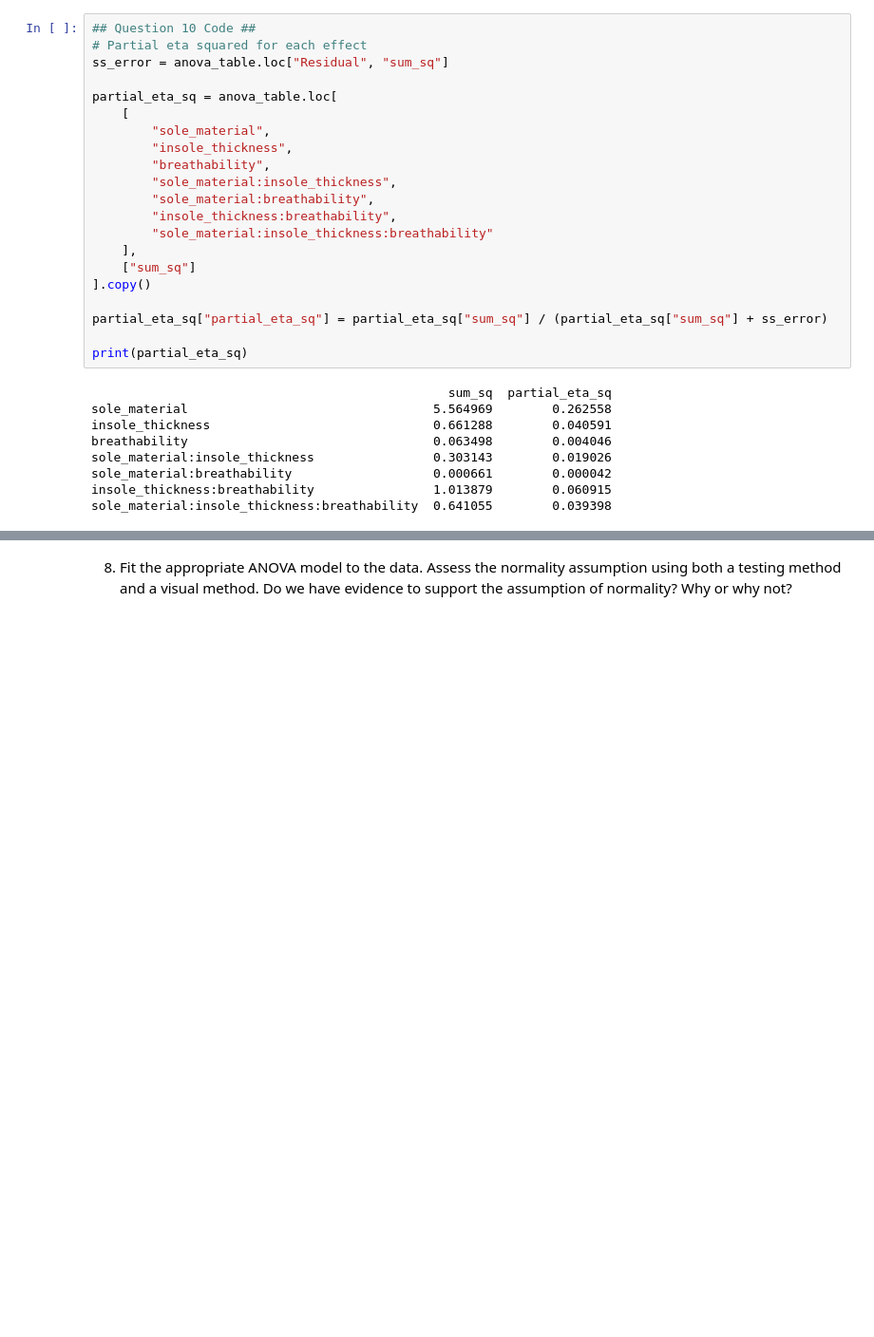
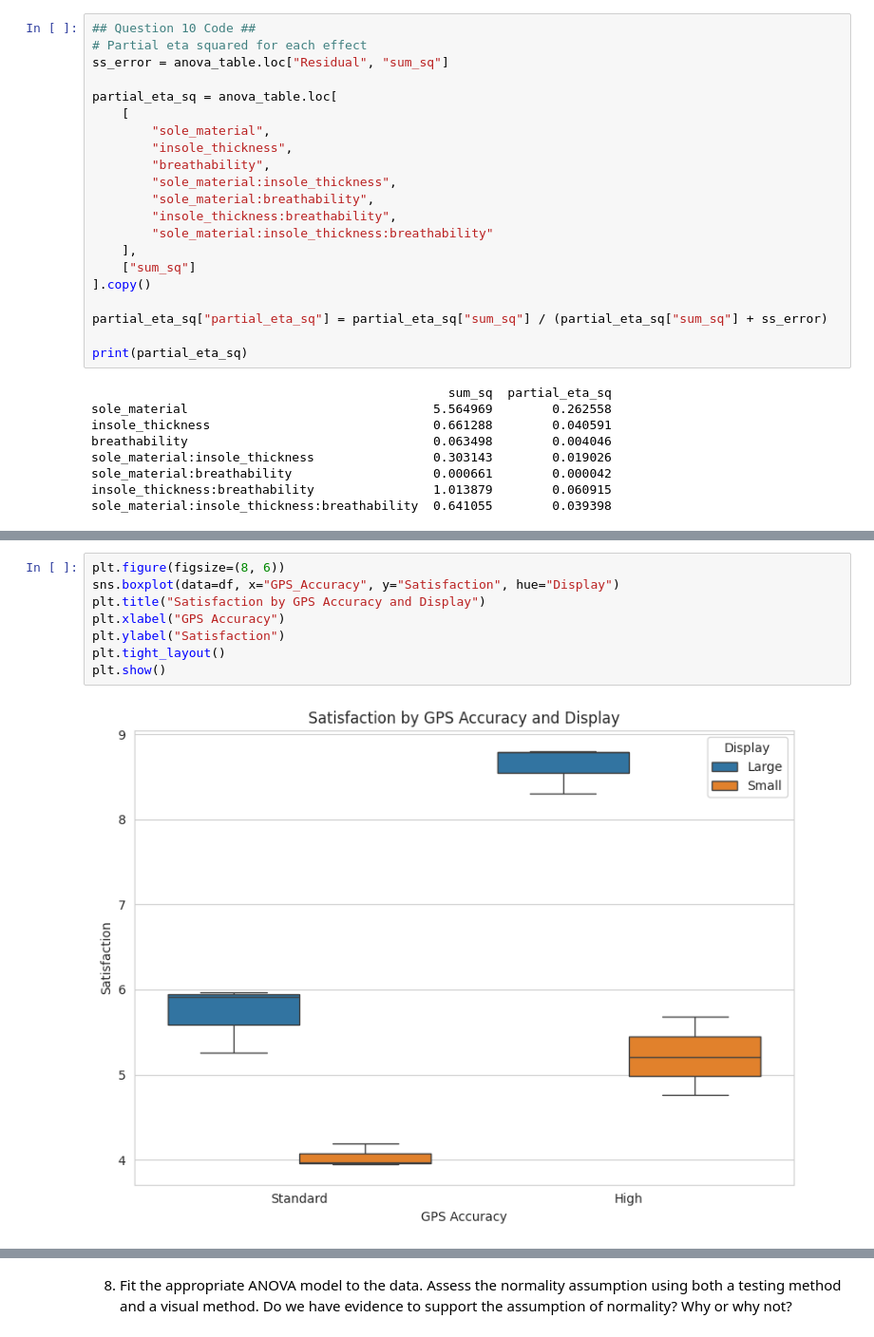
Before and after one commit to Reshma-444/STAT-7220-Applied-Experimental-Design, a Jupyter notebook: Assignments/HW3/STAT-7220-HW3.ipynb, the cells around one changed output, grey strips where cells are left out. Shown at 95% size. Saved outputs shown, nothing was run; the diff lists cells and outputs as text; blank space fills up the shorter version.

```diff
--- a/Assignments/HW3/STAT-7220-HW3.ipynb
+++ b/Assignments/HW3/STAT-7220-HW3.ipynb
@@ -839,0 +942,10 @@ Overall, this design reduces the number of runs but introduces confounding, whic
+# %%
+plt.figure(figsize=(8, 6))
+sns.boxplot(data=df, x="GPS_Accuracy", y="Satisfaction", hue="Display")
+plt.title("Satisfaction by GPS Accuracy and Display")
+plt.xlabel("GPS Accuracy")
+plt.ylabel("Satisfaction")
+plt.tight_layout()
+plt.show()
+# %% [output]
+[figure, added]
```
Also changed, not shown: parts of 30 cells of this notebook.
